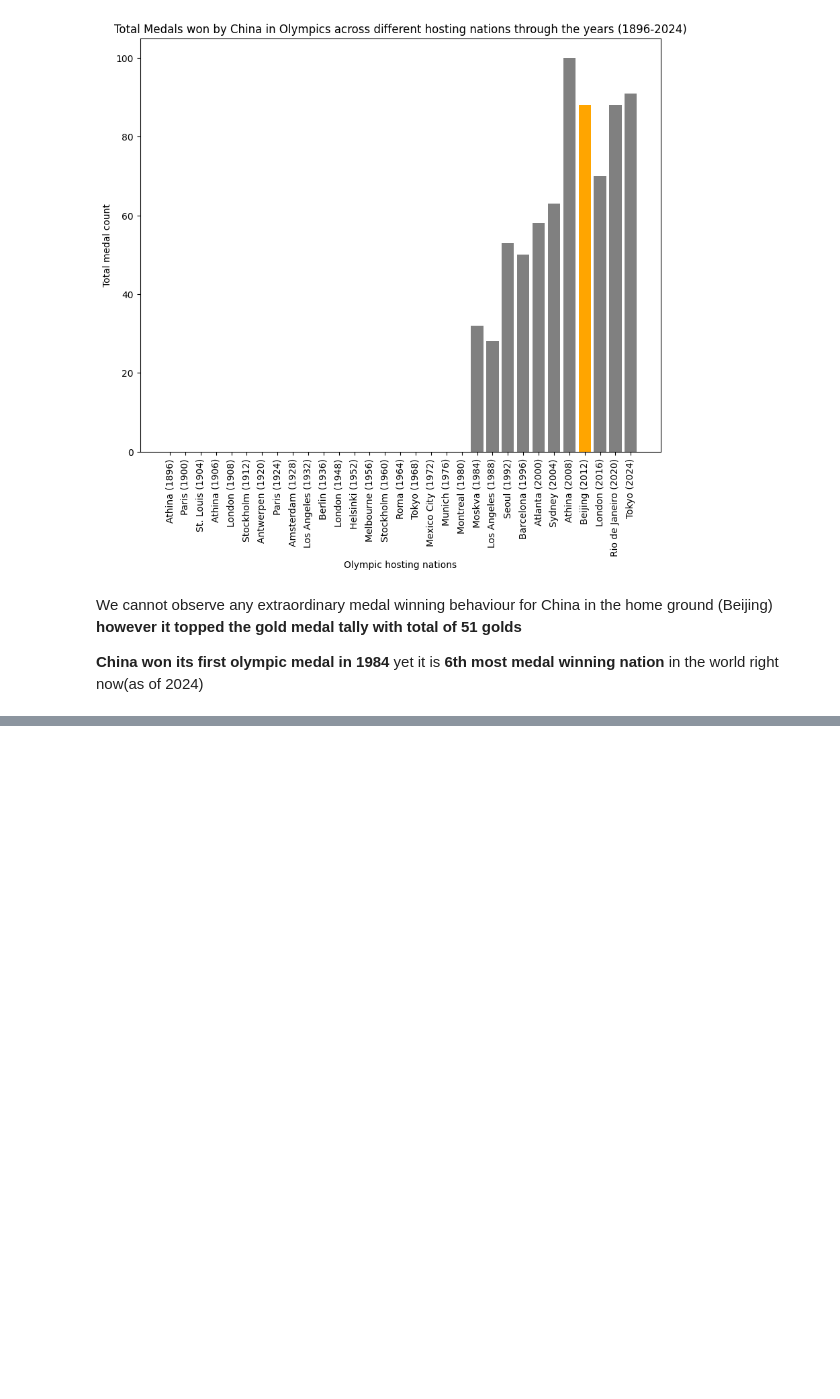
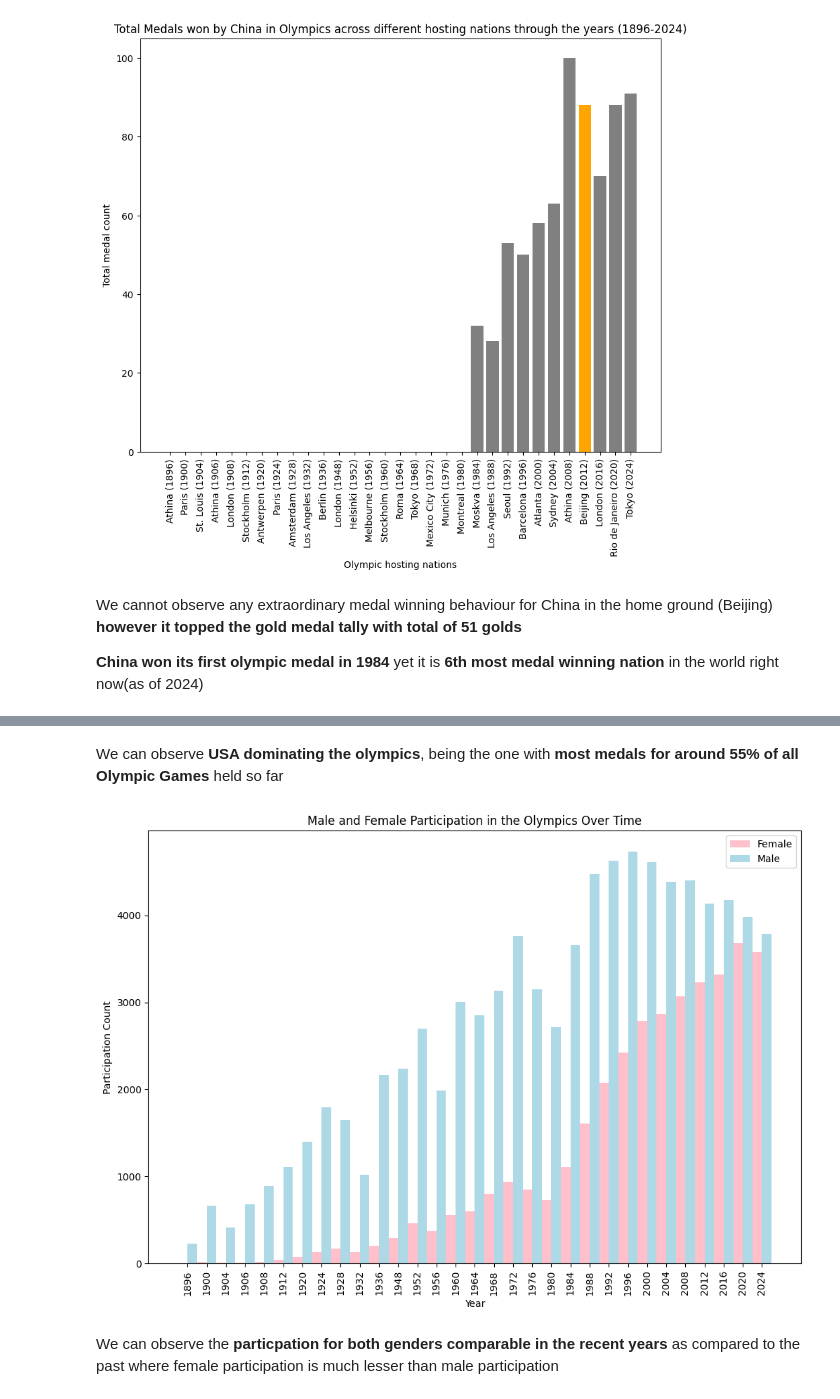
Before and after one commit to vidhi-kumar/olympic-insights, a Jupyter notebook: olympics-analysis.ipynb, the cells around one changed output, grey strips where cells are left out. Drawn from its saved outputs; the diff is of its cells as text; code cells hidden in the pictures; blank space fills up the shorter version.

```diff
--- a/olympics-analysis.ipynb
+++ b/olympics-analysis.ipynb
@@ -538,0 +521,2 @@ Length: 1460, dtype: int64
+# %% [markdown]
+We can observe **USA dominating the olympics**, being the one with **most medals for around 55% of all Olympic Games** held so far
@@ -538,0 +525,30 @@ Length: 1460, dtype: int64
+# %%
+import numpy as np
+figure, ax = plt.subplots(figsize=(12, 8))
+participation_df = df.groupby(by=['year', 'gender']).size().reset_index(name='participation_count')
+participation_pivot = participation_df.pivot(index='year', columns='gender', values='participation_count').fillna(0)
+participation_pivot = pd.merge(left=all_years, right=participation_pivot, how='left', on='year').fillna(0)
+
+bar_width = 0.5
+
+r1 = np.arange(len(participation_pivot['year']))  # positions for female bars
+r2 = [x + bar_width for x in r1]  # positions for male bars
+
+bars2 = ax.bar(r1, participation_pivot['F'], color='pink', width=bar_width, label='Female')
+
+bars1 = ax.bar(r2, participation_pivot['M'], color='lightblue', width=bar_width, label='Male')
+
+ax.set_xlabel('Year')
+ax.set_ylabel('Participation Count')
+ax.set_title('Male and Female Participation in the Olympics Over Time')
+
+ax.set_xticks([r + bar_width/2 for r in range(len(participation_pivot['year']))])
+ax.set_xticklabels(participation_pivot['year'].astype(str), rotation=90)
+
+ax.legend()
+
+plt.show()
+# %% [output]
+[figure, added]
+# %% [markdown]
+We can observe the **particpation for both genders comparable in the recent years** as compared to the past where female participation is much lesser than male participation
```
Also changed, not shown: parts of 5 cells of this notebook.
